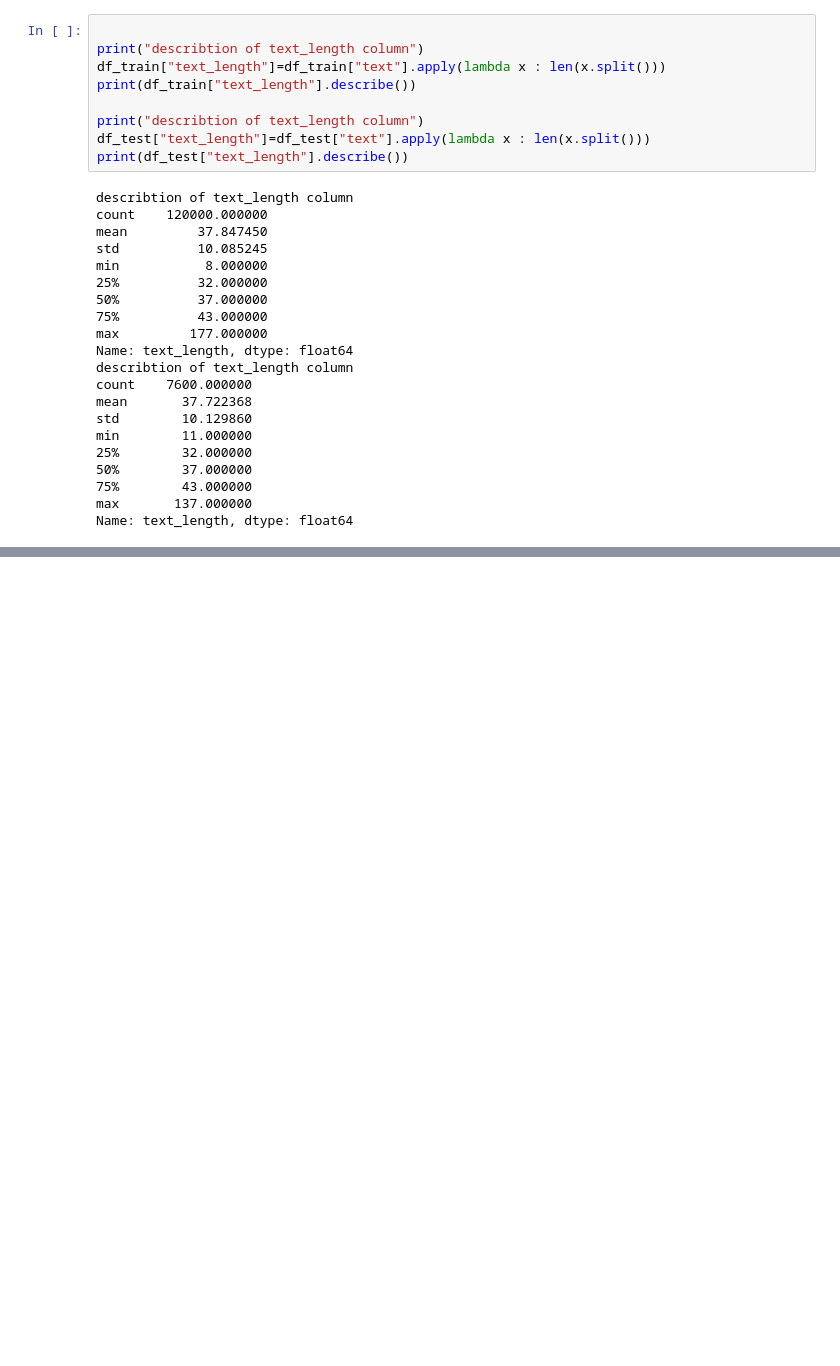
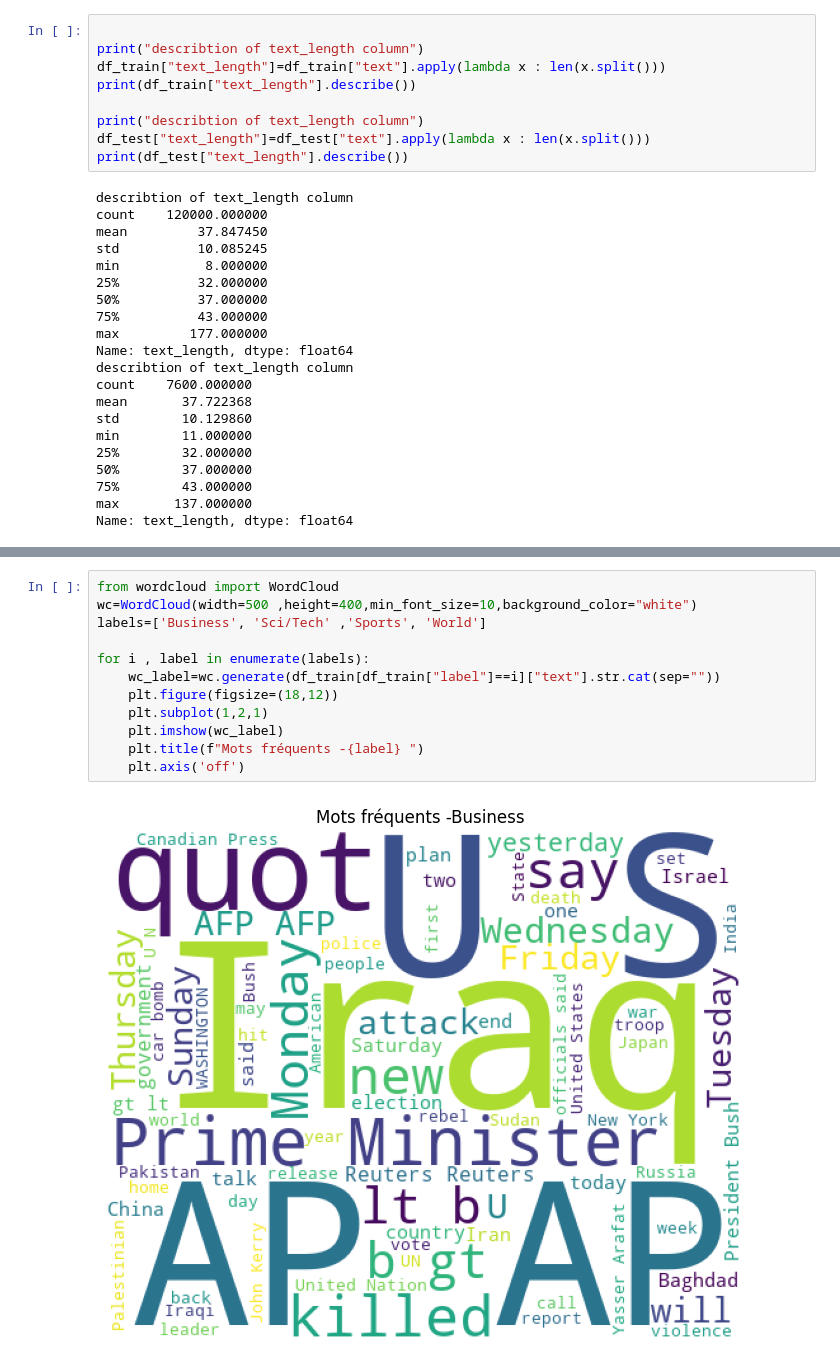
Before and after one commit to OUSSAMAEDDERKAOUI/News-Classifier, a Jupyter notebook: notebooks/01_data_loading.ipynb, the cells around one changed output, grey strips where cells are left out. Cells and saved outputs as stored; diff of their text form; blank space fills up the shorter version.

```diff
--- a/notebooks/01_data_loading.ipynb
+++ b/notebooks/01_data_loading.ipynb
@@ -225,0 +239,14 @@ Name: text_length, dtype: float64
+# %%
+from wordcloud import WordCloud
+wc=WordCloud(width=500 ,height=400,min_font_size=10,background_color="white")
+labels=['Business', 'Sci/Tech' ,'Sports', 'World']
+
+for i , label in enumerate(labels):
+    wc_label=wc.generate(df_train[df_train["label"]==i]["text"].str.cat(sep=""))
+    plt.figure(figsize=(18,12))
+    plt.subplot(1,2,1)
+    plt.imshow(wc_label)
+    plt.title(f"Mots fréquents -{label} ")
+    plt.axis('off')
+# %% [output]
+[figure, added]
```
Also changed, not shown: parts of 6 cells of this notebook, 2 other files.
